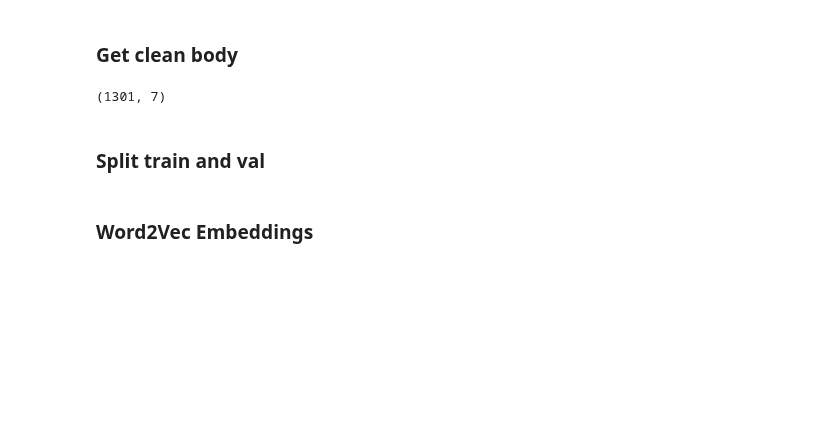
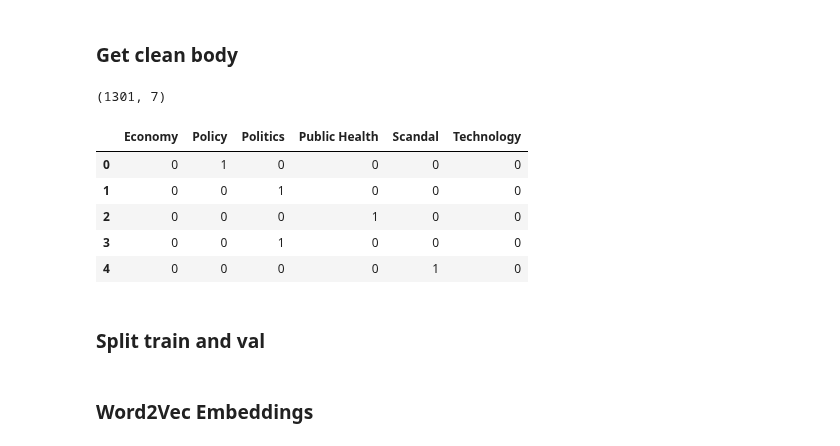
Before and after one commit to fagan2888/tweet-url-relationships, a Jupyter notebook: notebooks/DNN BiLSTM - Colab Muf.ipynb, the cells around one changed output. Drawn from its saved outputs; the diff is of its cells as text; code cells hidden in the pictures; blank space fills up the shorter version.

```diff
--- a/notebooks/DNN BiLSTM - Colab Muf.ipynb
+++ b/notebooks/DNN BiLSTM - Colab Muf.ipynb
@@ -137,3 +149,12 @@ source_train.shape
+# %%
+topic_train.head()
+# %% [output]
+|  | Economy | Policy | Politics | Public Health | Scandal | Technology |
+| 0 | 0 | 1 | 0 | 0 | 0 | 0 |
+| 1 | 0 | 0 | 1 | 0 | 0 | 0 |
+| 2 | 0 | 0 | 0 | 1 | 0 | 0 |
+| 3 | 0 | 0 | 1 | 0 | 0 | 0 |
+| 4 | 0 | 0 | 0 | 0 | 1 | 0 |
 # %% [markdown]
 ### Split train and val
 # %%
```
Also changed, not shown: parts of 30 cells of this notebook.
